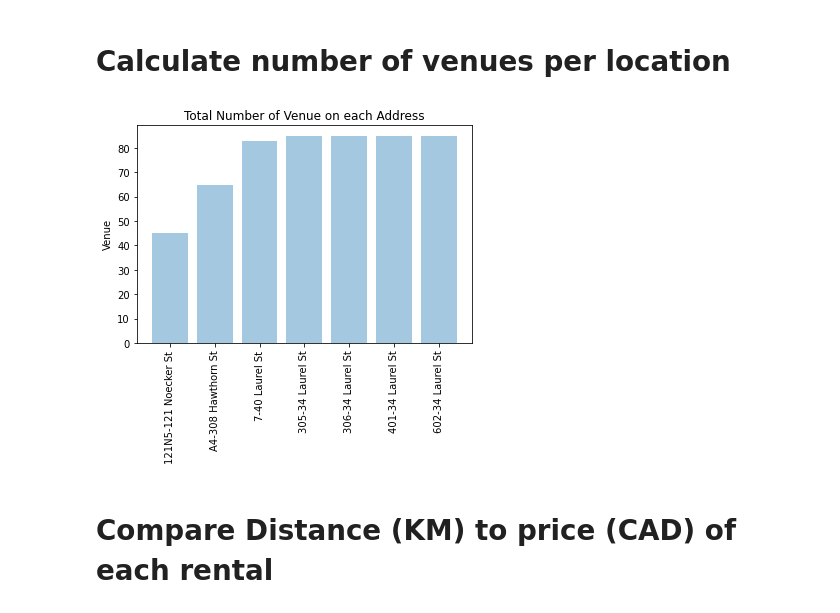
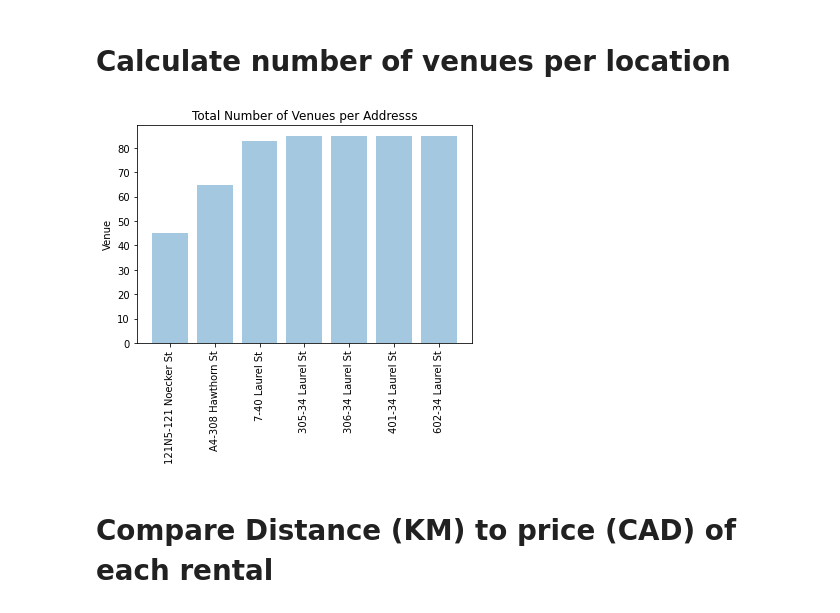
Before and after one commit to JacobRintjema/University-of-Waterloo-Student-Housing-and-Venue-Capstone-Project, a Jupyter notebook: UWaterloo Student Housing and Venue Capstone Prj.ipynb, the cells around one changed output. Drawn from its saved outputs; the diff is of its cells as text; code cells hidden in the pictures.

```diff
--- a/UWaterloo Student Housing and Venue Capstone Prj.ipynb
+++ b/UWaterloo Student Housing and Venue Capstone Prj.ipynb
@@ -85,7 +80,7 @@ def get_housing():
     }
 
     headers = {
-        'x-rapidapi-key': "df43aef8c0msh490214556e0f743p1a83ebjsn5db4866daa48",
+        'x-rapidapi-key': " ",
         'x-rapidapi-host': "realtor.p.rapidapi.com"
         }
 
@@ -198,7 +193,7 @@ housing_df
 def get_venues(address, latitudes, longitudes, price, radius=804.672):
 
     CLIENT_ID = 'ODLNKXPTHFKX35S0BYNFOWHSUNZAWXO1PEGGZSGPIINPVLDF'
-    CLIENT_SECRET = '3HUSDO1PQROPEUC5LO2J0FPEVHAKHJ1HHIXKW4RR2RRBBK1P'
+    CLIENT_SECRET = ''
     VERSION = '20180605'
     LIMIT = 100
 
@@ -295,30 +290,28 @@ waterloo_venues_map
 # %%
 # Group each value by the address and add the count for each venues
 value_count = venues_df.groupby('Address').count().reset_index()
 value_count['Count'] = value_count['Venue']
 
 # Drop the column that I'm not going to use
 value_count = value_count.drop(['Price','Latitude', 'Longitude', 'Venue', 'Venue Lat', 'Venue Long','Venue Type'], axis=1)
 value_count = value_count.sort_values('Count').reset_index(drop=True)
-value_count.head()
-
 
 # Graph axis
 objects = value_count.Address
 y_pos = np.arange(len(objects))
 performance = value_count.Count
 
 # Plot the total number of venues for each zipcode
 plt.bar(y_pos, performance, align='center', alpha=0.4)
 plt.xticks(y_pos, objects)
 plt.ylabel('Venue')
 plt.title('Total Number of Venues per Addresss')
 plt.xticks(rotation=90)
 
 # Show graph
 plt.show()
 # %% [output]
-[figure, old version]
+[figure, new version]
 # %% [markdown]
 # Compare Distance (KM) to price (CAD) of each rental
 # %%
```
Also changed, not shown: parts of 21 cells of this notebook.
